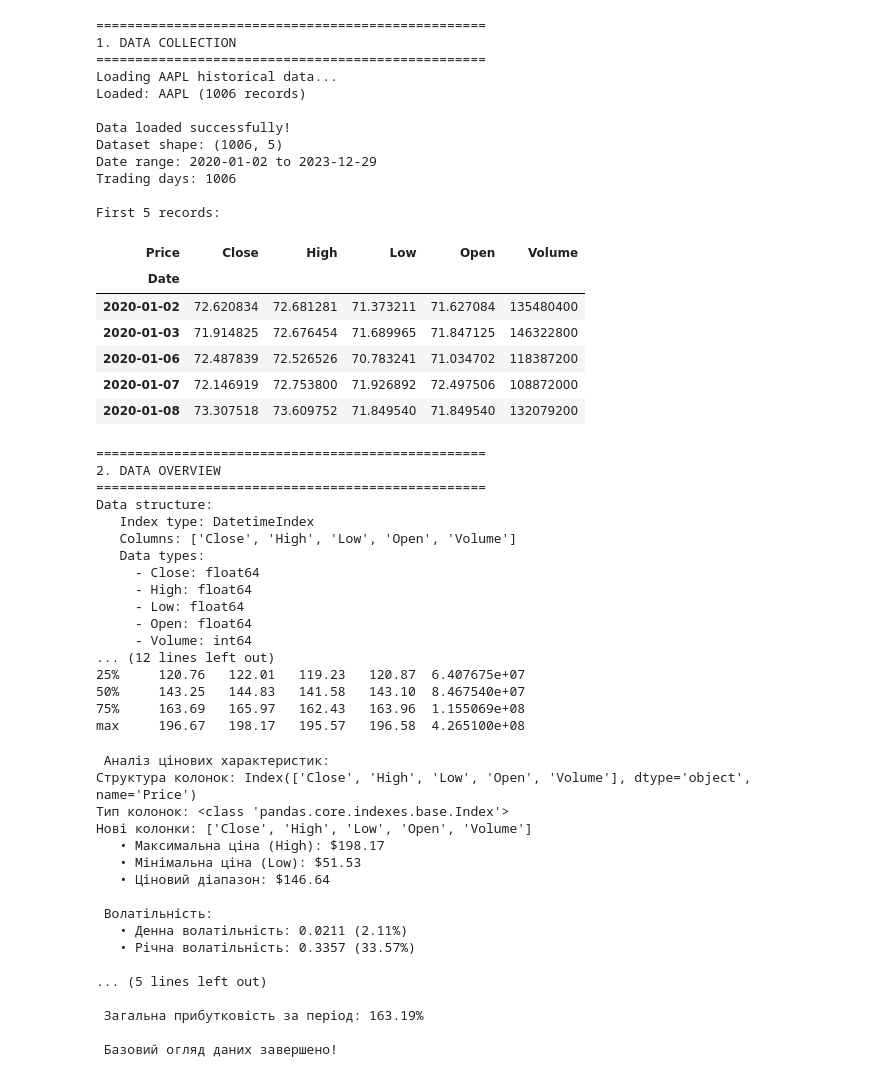
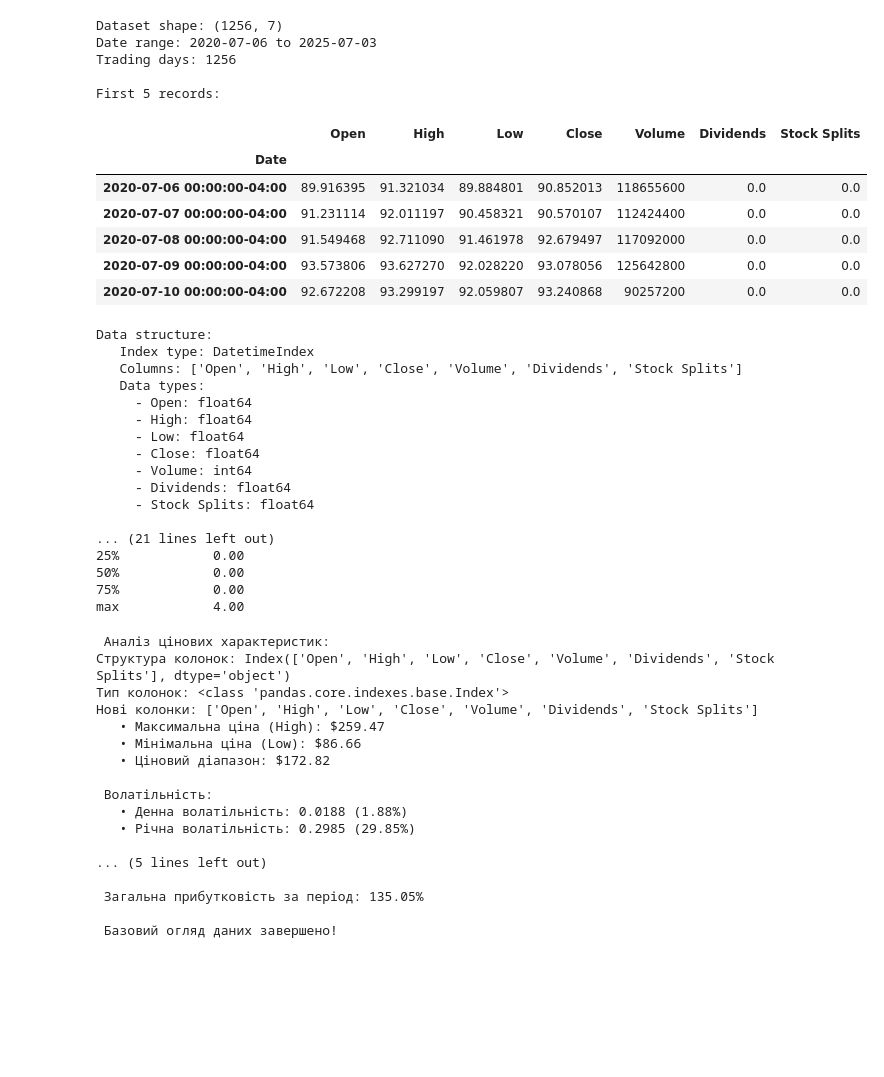
Before and after one commit to Urdzik/capstone_project_ml, a Jupyter notebook: stock-trading-capstone/notebooks/01_data_eda.ipynb, the cells around one changed output. Drawn from its saved outputs; the diff is of its cells as text; code cells hidden in the pictures; blank space fills up the shorter version.

```diff
--- a/stock-trading-capstone/notebooks/01_data_eda.ipynb
+++ b/stock-trading-capstone/notebooks/01_data_eda.ipynb
@@ -28,44 +13,30 @@ from src.data_loader import load_stock_data
 plt.style.use('default')
 %matplotlib inline
 # %%
-print("="*50)
-print("1. DATA COLLECTION")
-print("="*50)
+ticker = yf.Ticker("AAPL")
+df = ticker.history(period="5y")
 
-print("Loading AAPL historical data...")
-df = load_stock_data('AAPL', '2020-01-01', '2024-01-01')
-
-print(f"\nData loaded successfully!")
 print(f"Dataset shape: {df.shape}")
 print(f"Date range: {df.index.min().strftime('%Y-%m-%d')} to {df.index.max().strftime('%Y-%m-%d')}")
 print(f"Trading days: {len(df)}")
 
 print("\nFirst 5 records:")
 df.head()
 # %% [output]
-==================================================
-1. DATA COLLECTION
-==================================================
-Loading AAPL historical data...
-Loaded: AAPL (1006 records)
-
-Data loaded successfully!
-Dataset shape: (1006, 5)
-Date range: 2020-01-02 to 2023-12-29
-Trading days: 1006
+Dataset shape: (1256, 7)
+Date range: 2020-07-06 to 2025-07-03
+Trading days: 1256
 
 First 5 records:
-| Price | Close | High | Low | Open | Volume |
-| Date |  |  |  |  |  |
-| 2020-01-02 | 72.620834 | 72.681281 | 71.373211 | 71.627084 | 135480400 |
-| 2020-01-03 | 71.914825 | 72.676454 | 71.689965 | 71.847125 | 146322800 |
-| 2020-01-06 | 72.487839 | 72.526526 | 70.783241 | 71.034702 | 118387200 |
-| 2020-01-07 | 72.146919 | 72.753800 | 71.926892 | 72.497506 | 108872000 |
-| 2020-01-08 | 73.307518 | 73.609752 | 71.849540 | 71.849540 | 132079200 |
+|  | Open | High | Low | Close | Volume | Dividends | Stock Splits |
+| Date |  |  |  |  |  |  |  |
+| 2020-07-06 00:00:00-04:00 | 89.916395 | 91.321034 | 89.884801 | 90.852013 | 118655600 | 0.0 | 0.0 |
+| 2020-07-07 00:00:00-04:00 | 91.231114 | 92.011197 | 90.458321 | 90.570107 | 112424400 | 0.0 | 0.0 |
+| 2020-07-08 00:00:00-04:00 | 91.549468 | 92.711090 | 91.461978 | 92.679497 | 117092000 | 0.0 | 0.0 |
+| 2020-07-09 00:00:00-04:00 | 93.573806 | 93.627270 | 92.028220 | 93.078056 | 125642800 | 0.0 | 0.0 |
+| 2020-07-10 00:00:00-04:00 | 92.672208 | 93.299197 | 92.059807 | 93.240868 | 90257200 | 0.0 | 0.0 |
 # %%
-print("="*50)
-print("2. DATA OVERVIEW")
-print("="*50)
+
 
 print("Data structure:")
 print(f"   Index type: {type(df.index).__name__}")
@@ -89,23 +60,23 @@ else:
 print(f"\nDescriptive statistics:")
 print(df.describe().round(2))
 # %% [output]
-==================================================
-2. DATA OVERVIEW
-==================================================
 Data structure:
    Index type: DatetimeIndex
-   Columns: ['Close', 'High', 'Low', 'Open', 'Volume']
+   Columns: ['Open', 'High', 'Low', 'Close', 'Volume', 'Dividends', 'Stock Splits']
    Data types:
-     - Close: float64
+     - Open: float64
      - High: float64
      - Low: float64
-     - Open: float64
+     - Close: float64
      - Volume: int64
-... (12 lines left out)
-25%     120.76   122.01   119.23   120.87  6.407675e+07
-50%     143.25   144.83   141.58   143.10  8.467540e+07
-75%     163.69   165.97   162.43   163.96  1.155069e+08
-max     196.67   198.17   195.57   196.58  4.265100e+08
+     - Dividends: float64
+     - Stock Splits: float64
+
+... (21 lines left out)
+25%            0.00
+50%            0.00
+75%            0.00
+max            4.00
 # %%
 print(" Аналіз цінових характеристик:")
 
@@ -155,20 +126,20 @@ print(f"\n Загальна прибутковість за період: {total
 print(f"\n Базовий огляд даних завершено!")
 # %% [output]
  Аналіз цінових характеристик:
-Структура колонок: Index(['Close', 'High', 'Low', 'Open', 'Volume'], dtype='object', name='Price')
+Структура колонок: Index(['Open', 'High', 'Low', 'Close', 'Volume', 'Dividends', 'Stock Splits'], dtype='object')
 Тип колонок: <class 'pandas.core.indexes.base.Index'>
-Нові колонки: ['Close', 'High', 'Low', 'Open', 'Volume']
-   • Максимальна ціна (High): $198.17
-   • Мінімальна ціна (Low): $51.53
-   • Ціновий діапазон: $146.64
+Нові колонки: ['Open', 'High', 'Low', 'Close', 'Volume', 'Dividends', 'Stock Splits']
+   • Максимальна ціна (High): $259.47
+   • Мінімальна ціна (Low): $86.66
+   • Ціновий діапазон: $172.82
 
  Волатільність:
-   • Денна волатільність: 0.0211 (2.11%)
-   • Річна волатільність: 0.3357 (33.57%)
+   • Денна волатільність: 0.0188 (1.88%)
+   • Річна волатільність: 0.2985 (29.85%)
 
 ... (5 lines left out)
 
- Загальна прибутковість за період: 163.19%
+ Загальна прибутковість за період: 135.05%
 
  Базовий огляд даних завершено!
 # %%
```
Also changed, not shown: parts of 8 cells of this notebook, 9 other files.
